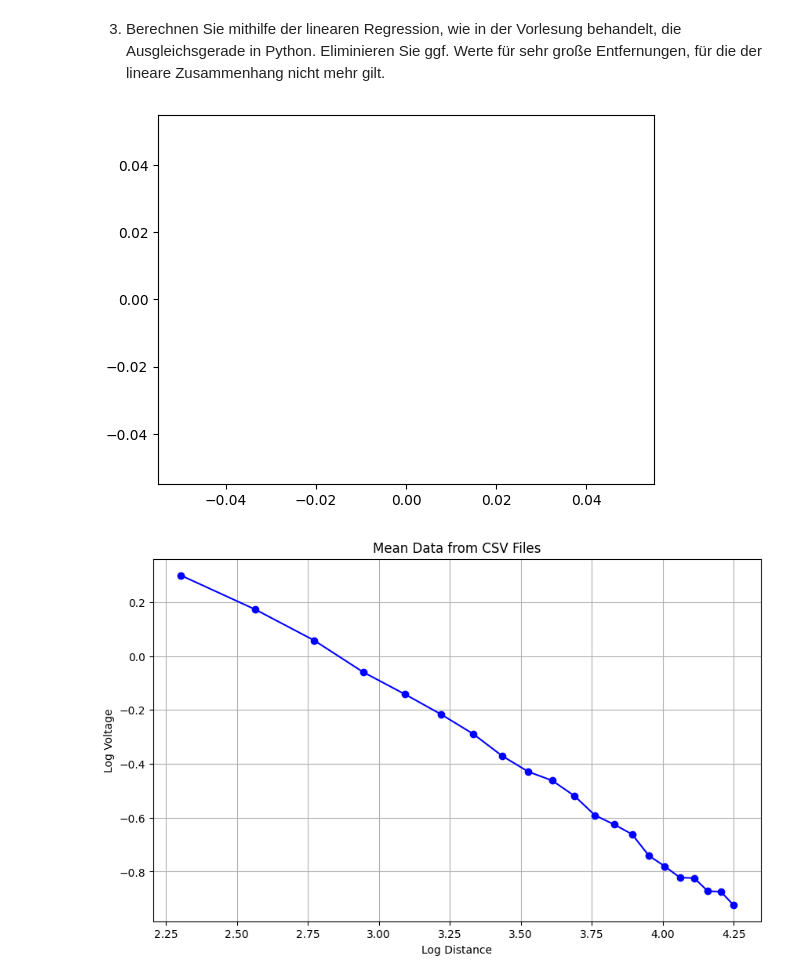
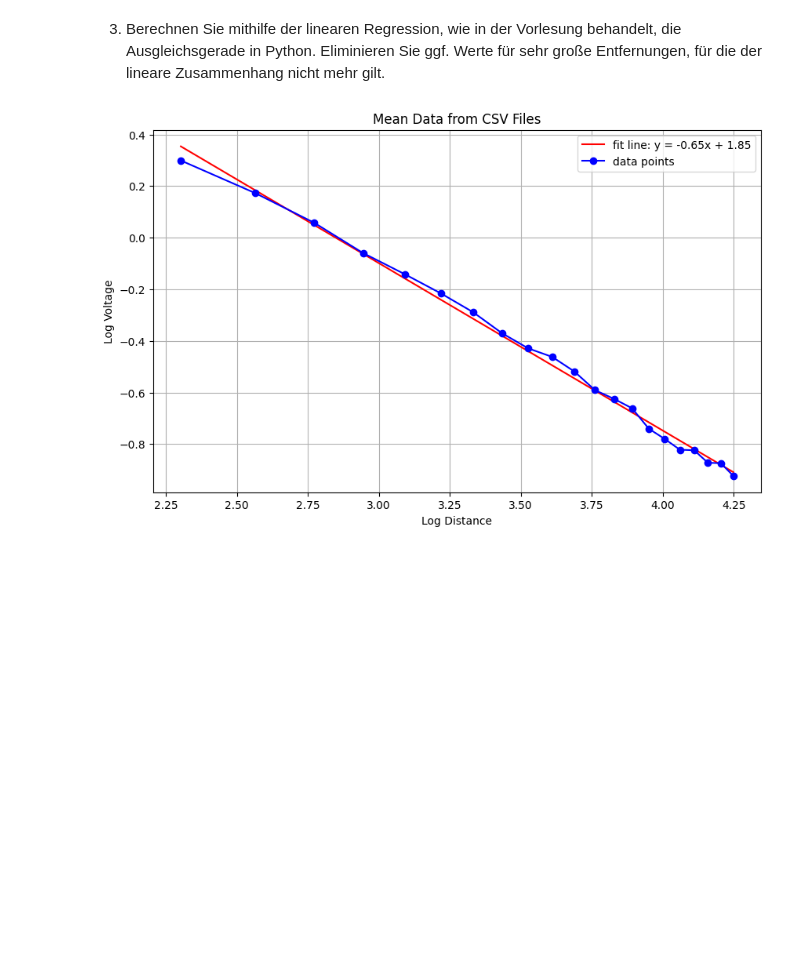
Before and after one commit to schmidtale/SSS_aufgaben, a Jupyter notebook: Versuch1.ipynb, the cells around one changed output. Drawn from its saved outputs; the diff is of its cells as text; code cells hidden in the pictures; blank space fills up the shorter version.

Commit message:
Regression und ursprünglichen Plot in einen gemacht

```diff
--- a/Versuch1.ipynb
+++ b/Versuch1.ipynb
@@ -96,34 +96,34 @@ plt.show()
  für die der lineare Zusammenhang nicht mehr gilt.
 # %%
 numerator = 0
+denominator = 0
 for i in range(len(log_distance)):
     numerator += (log_distance[i] - np.mean(log_distance)) * (log_mean[i] - np.mean(log_mean))
-denominator = 0
-for i in range(len(log_distance)):
     denominator += (log_distance[i] - np.mean(log_distance)) ** 2
+
 a = numerator / denominator
 b = np.mean(log_mean) - a * np.mean(log_distance)
 
-regression = a * distance + b
+regression = a * log_distance + b
 
 # plot the log data with matplotlib
 # plot the mean data with matplotlib
 # Create a plot
 distance = np.array(range(10, 71, 3))
 
+plt.figure(figsize=(10, 6))
 # Calculate the corresponding y-values for the line y = a * x + b
 # Plot the regression line
-plt.plot(distance, regression, color='r', label=f'Fit Line: y = {a:.2f}x + {b:.2f}')
+plt.plot(log_distance, regression, color='r', label=f'fit line: y = {a:.2f}x + {b:.2f}')
 
 # plot the log data with matplotlib
 
-plt.figure(figsize=(10, 6))
-plt.plot(log_distance, log_mean, marker='o', linestyle='-', color='b')
+plt.plot(log_distance, log_mean, marker='o', linestyle='-', color='b', label='data points')
 plt.title('Mean Data from CSV Files')
 plt.xlabel('Log Distance')
 plt.ylabel('Log Voltage')
 plt.grid(True)
+plt.legend( )
 plt.show()
 # %% [output]
-[figure, old version]
+[figure, new version]
-[figure, removed]
```
Also changed, not shown: parts of 3 cells of this notebook.
